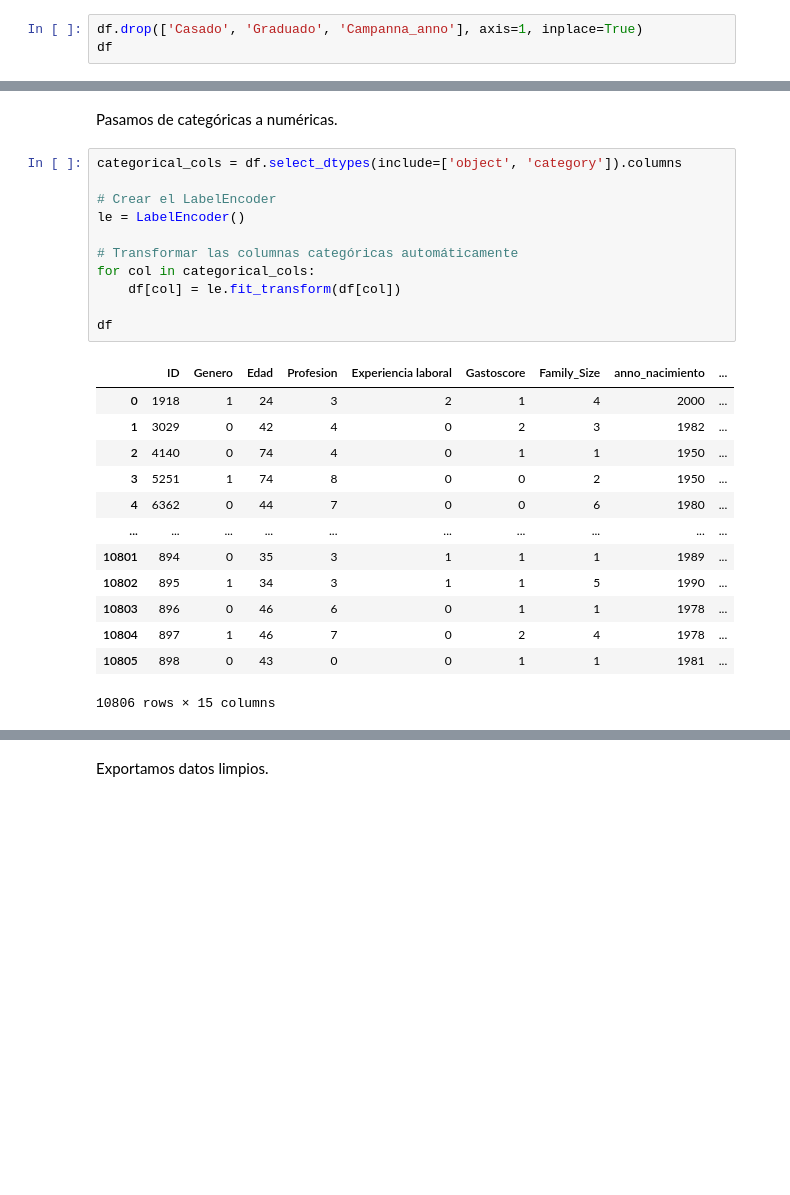
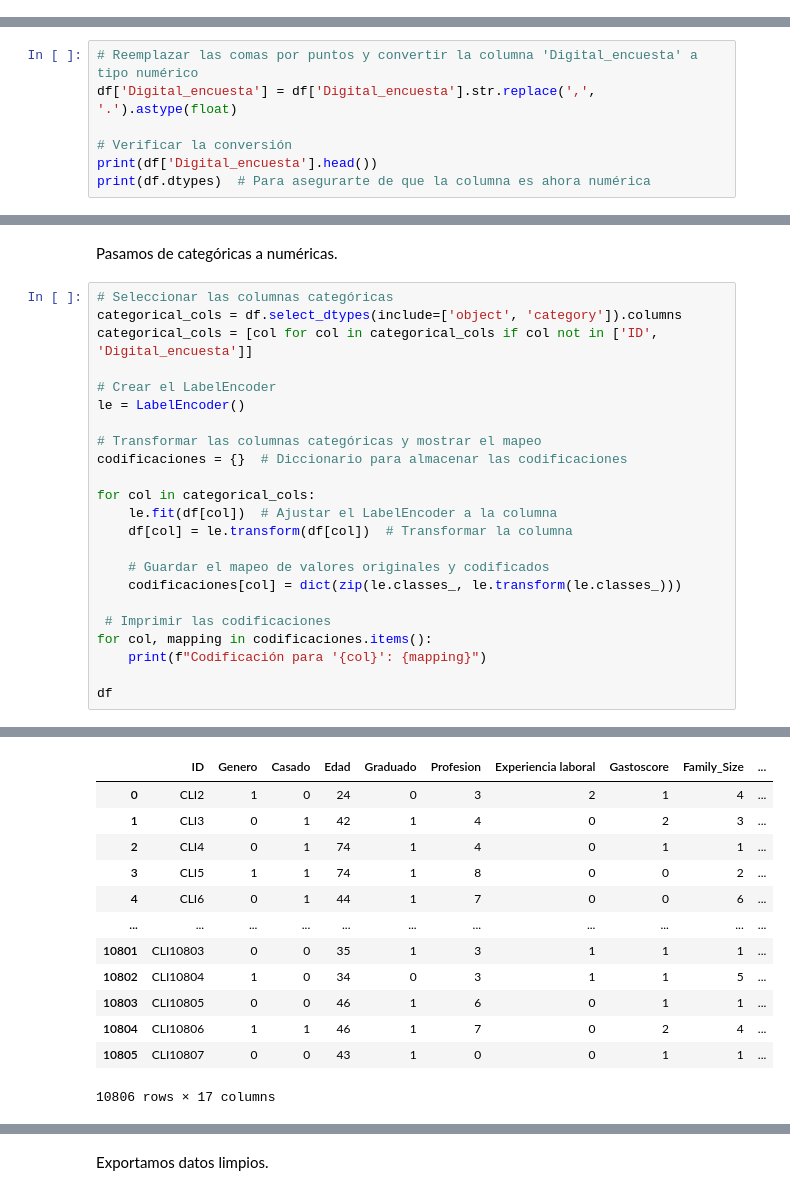
Before and after one commit to crltsnch/Caso_Practico4, a Jupyter notebook: Segmentación Clientes/preprocesamiento/limpieza.ipynb, the cells around one changed output, grey strips where cells are left out. Drawn from its saved outputs; the diff is of its cells as text; blank space fills up the shorter version.

Commit message:
guardar cambios

```diff
--- a/Segmentación Clientes/preprocesamiento/limpieza.ipynb
+++ b/Segmentación Clientes/preprocesamiento/limpieza.ipynb
@@ -46,6 +46,3 @@ Abandono                        0
 Dias_cliente                    0
 Campanna_anno                5707
 dtype: int64
-# %%
-df.drop(['Casado', 'Graduado', 'Campanna_anno'], axis=1, inplace=True)
-df
@@ -65,0 +98,7 @@ df
+# %%
+# Reemplazar las comas por puntos y convertir la columna 'Digital_encuesta' a tipo numérico
+df['Digital_encuesta'] = df['Digital_encuesta'].str.replace(',', '.').astype(float)
+
+# Verificar la conversión
+print(df['Digital_encuesta'].head())
+print(df.dtypes)  # Para asegurarte de que la columna es ahora numérica
@@ -66,27 +123,26 @@ df
 # %% [markdown]
 Pasamos de categóricas a numéricas.
-# %%
-categorical_cols = df.select_dtypes(include=['object', 'category']).columns
-
-# Crear el LabelEncoder
-le = LabelEncoder()
-
-# Transformar las columnas categóricas automáticamente
-for col in categorical_cols:
-    df[col] = le.fit_transform(df[col])
-
-df
-# %% [output]
-|  | ID | Genero | Edad | Profesion | Experiencia laboral | Gastoscore | Family_Size | anno_nacimiento | ... |
-| 0 | 1918 | 1 | 24 | 3 | 2 | 1 | 4 | 2000 | ... |
-| 1 | 3029 | 0 | 42 | 4 | 0 | 2 | 3 | 1982 | ... |
-| 2 | 4140 | 0 | 74 | 4 | 0 | 1 | 1 | 1950 | ... |
-| 3 | 5251 | 1 | 74 | 8 | 0 | 0 | 2 | 1950 | ... |
-| 4 | 6362 | 0 | 44 | 7 | 0 | 0 | 6 | 1980 | ... |
-| ... | ... | ... | ... | ... | ... | ... | ... | ... | ... |
-| 10801 | 894 | 0 | 35 | 3 | 1 | 1 | 1 | 1989 | ... |
-| 10802 | 895 | 1 | 34 | 3 | 1 | 1 | 5 | 1990 | ... |
-| 10803 | 896 | 0 | 46 | 6 | 0 | 1 | 1 | 1978 | ... |
-| 10804 | 897 | 1 | 46 | 7 | 0 | 2 | 4 | 1978 | ... |
-| 10805 | 898 | 0 | 43 | 0 | 0 | 1 | 1 | 1981 | ... |
-10806 rows × 15 columns
+# %%
+# Seleccionar las columnas categóricas
+categorical_cols = df.select_dtypes(include=['object', 'category']).columns
+categorical_cols = [col for col in categorical_cols if col not in ['ID', 'Digital_encuesta']]
+
+# Crear el LabelEncoder
+le = LabelEncoder()
+
+# Transformar las columnas categóricas y mostrar el mapeo
+codificaciones = {}  # Diccionario para almacenar las codificaciones
+
+for col in categorical_cols:
+    le.fit(df[col])  # Ajustar el LabelEncoder a la columna
+    df[col] = le.transform(df[col])  # Transformar la columna
+
+    # Guardar el mapeo de valores originales y codificados
+    codificaciones[col] = dict(zip(le.classes_, le.transform(le.classes_)))
+
+ # Imprimir las codificaciones
+for col, mapping in codificaciones.items():
+    print(f"Codificación para '{col}': {mapping}")
+
+df
+# %% [output]
@@ -92,0 +157,13 @@ df
+|  | ID | Genero | Casado | Edad | Graduado | Profesion | Experiencia laboral | Gastoscore | Family_Size | ... |
+| 0 | CLI2 | 1 | 0 | 24 | 0 | 3 | 2 | 1 | 4 | ... |
+| 1 | CLI3 | 0 | 1 | 42 | 1 | 4 | 0 | 2 | 3 | ... |
+| 2 | CLI4 | 0 | 1 | 74 | 1 | 4 | 0 | 1 | 1 | ... |
+| 3 | CLI5 | 1 | 1 | 74 | 1 | 8 | 0 | 0 | 2 | ... |
+| 4 | CLI6 | 0 | 1 | 44 | 1 | 7 | 0 | 0 | 6 | ... |
+| ... | ... | ... | ... | ... | ... | ... | ... | ... | ... | ... |
+| 10801 | CLI10803 | 0 | 0 | 35 | 1 | 3 | 1 | 1 | 1 | ... |
+| 10802 | CLI10804 | 1 | 0 | 34 | 0 | 3 | 1 | 1 | 5 | ... |
+| 10803 | CLI10805 | 0 | 0 | 46 | 1 | 6 | 0 | 1 | 1 | ... |
+| 10804 | CLI10806 | 1 | 1 | 46 | 1 | 7 | 0 | 2 | 4 | ... |
+| 10805 | CLI10807 | 0 | 0 | 43 | 1 | 0 | 0 | 1 | 1 | ... |
+10806 rows × 17 columns
```
Also changed, not shown: parts of 6 cells of this notebook.
